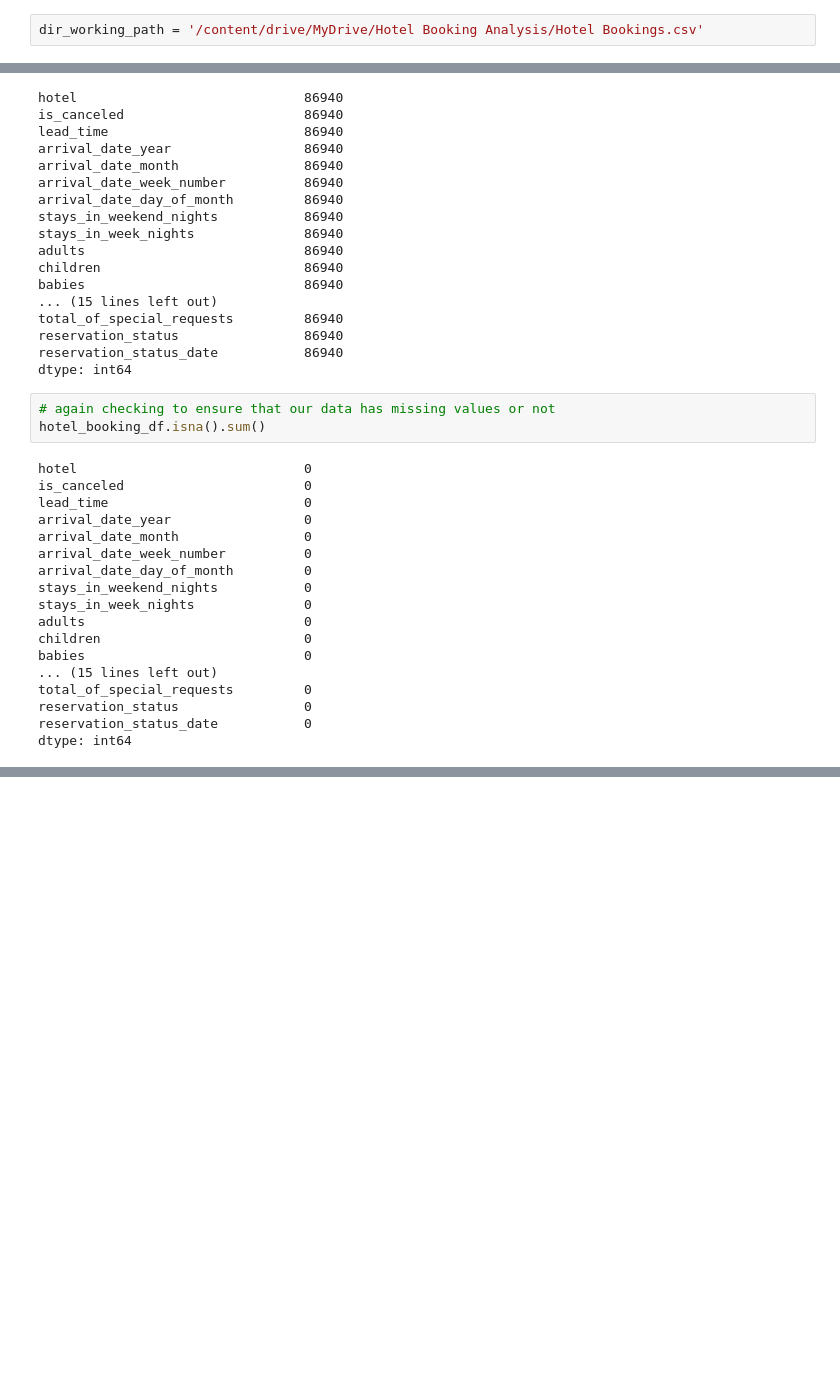
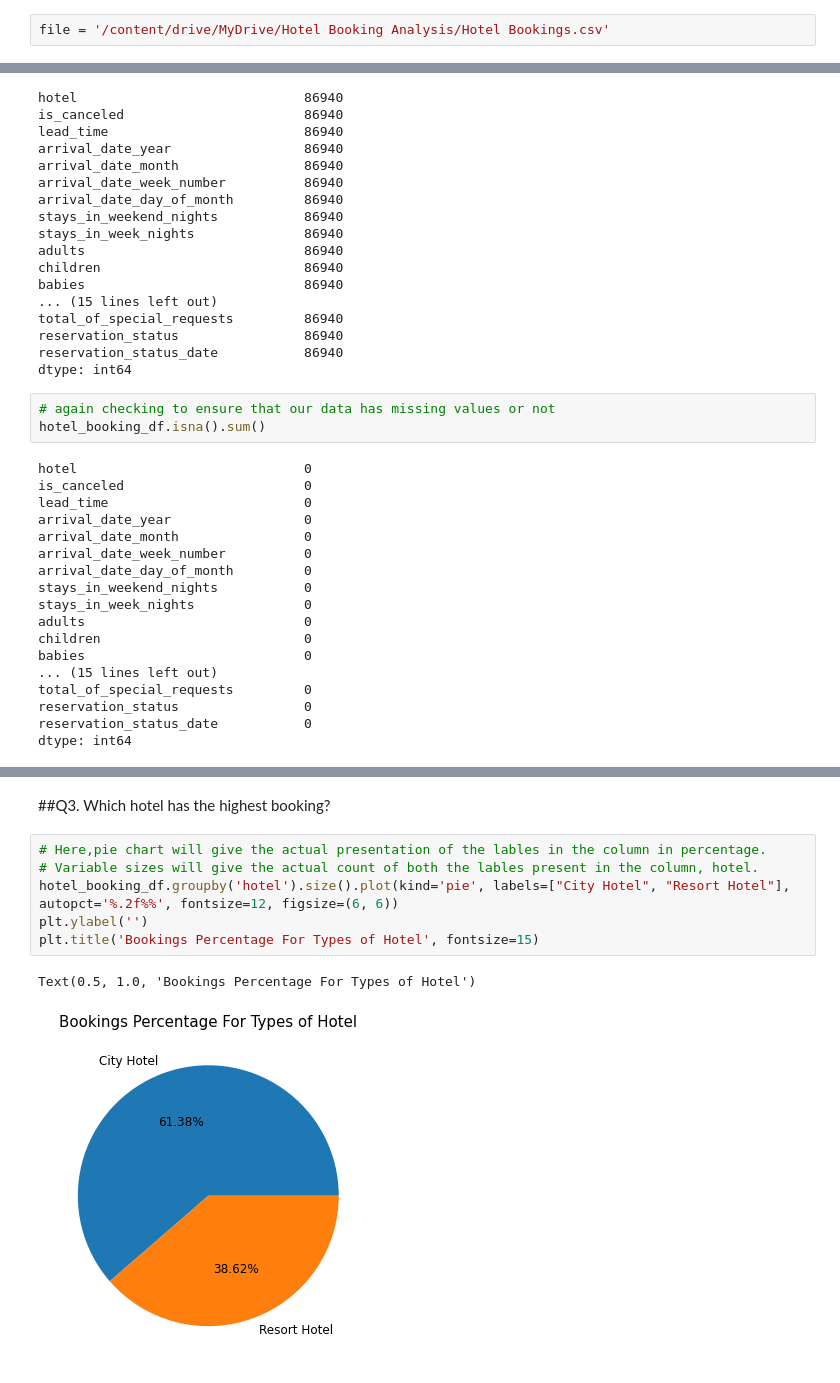
Before and after one commit to Malikarbaaz/Malik-Hotel-booking-EDA-, a Jupyter notebook: Malik_Arbaaz_Hotel_Booking_Analysis_Capstone_Project.ipynb, the cells around one changed output, grey strips where cells are left out. Cells and saved outputs as stored; diff of their text form; blank space fills up the shorter version.

```diff
--- a/Malik_Arbaaz_Hotel_Booking_Analysis_Capstone_Project.ipynb
+++ b/Malik_Arbaaz_Hotel_Booking_Analysis_Capstone_Project.ipynb
@@ -20,2 +21,2 @@ Mounted at /content/drive
 # %%
-dir_working_path = '/content/drive/MyDrive/Hotel Booking Analysis/Hotel Bookings.csv'
+file = '/content/drive/MyDrive/Hotel Booking Analysis/Hotel Bookings.csv'
@@ -266,0 +354,11 @@ hotel_booking_df.shape
+# %% [markdown]
+##Q3. Which hotel has the highest booking?
+# %%
+# Here,pie chart will give the actual presentation of the lables in the column in percentage.
+# Variable sizes will give the actual count of both the lables present in the column, hotel.
+hotel_booking_df.groupby('hotel').size().plot(kind='pie', labels=["City Hotel", "Resort Hotel"], autopct='%.2f%%', fontsize=12, figsize=(6, 6))
+plt.ylabel('')
+plt.title('Bookings Percentage For Types of Hotel', fontsize=15)
+# %% [output]
+Text(0.5, 1.0, 'Bookings Percentage For Types of Hotel')
+[figure, added]
```
Also changed, not shown: parts of 22 cells of this notebook.
